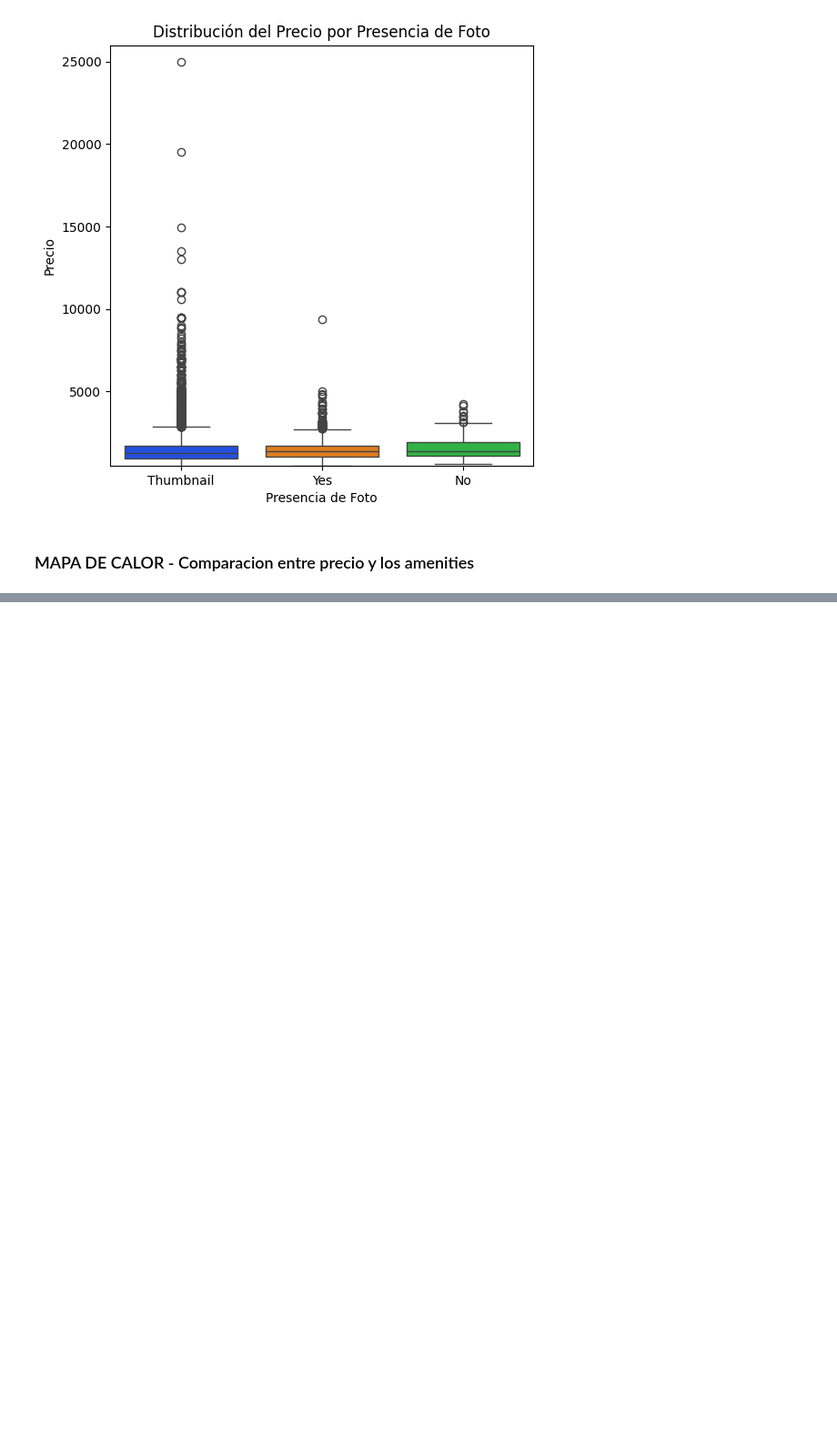
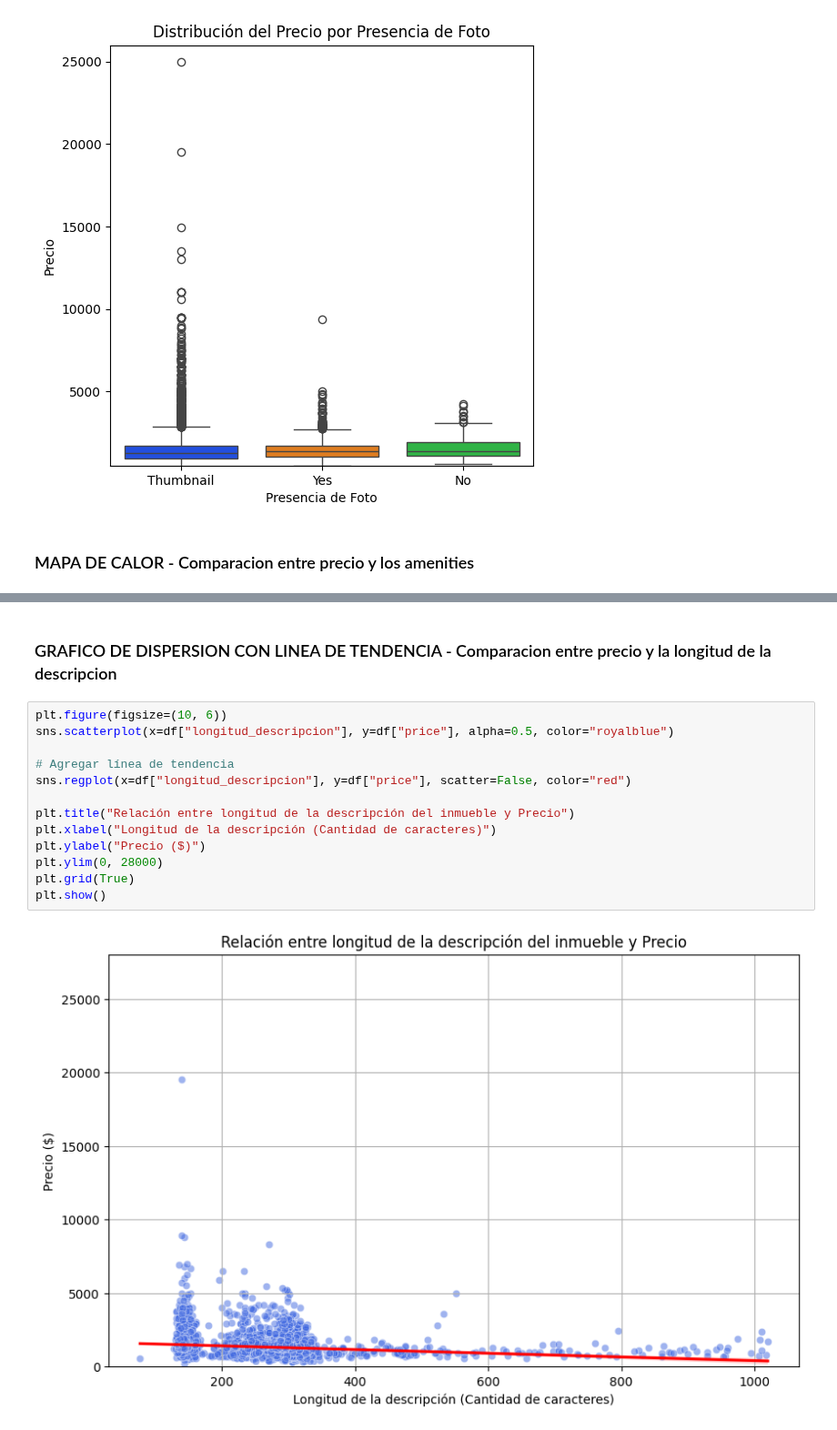
Before and after one commit to andresjulianbolivar/Proyecto1, a Jupyter notebook: Tarea 3/Preparacion_Datos.ipynb, the cells around one changed output, grey strips where cells are left out. Shown at 91% size. Cells and saved outputs as stored; diff of their text form; blank space fills up the shorter version.

Commit message:
creacion de un grafico de dispersion para poder comparar el precio segun la longitud de la descripcion que tenga el inmueble

```diff
--- a/Tarea 3/Preparacion_Datos.ipynb
+++ b/Tarea 3/Preparacion_Datos.ipynb
@@ -226,0 +229,17 @@ plt.show()
+# %% [markdown]
+### GRAFICO DE DISPERSION CON LINEA DE TENDENCIA - Comparacion entre precio y la longitud de la descripcion
+# %%
+plt.figure(figsize=(10, 6))
+sns.scatterplot(x=df["longitud_descripcion"], y=df["price"], alpha=0.5, color="royalblue")
+
+# Agregar línea de tendencia
+sns.regplot(x=df["longitud_descripcion"], y=df["price"], scatter=False, color="red")
+
+plt.title("Relación entre longitud de la descripción del inmueble y Precio")
+plt.xlabel("Longitud de la descripción (Cantidad de caracteres)")
+plt.ylabel("Precio ($)")
+plt.ylim(0, 28000)
+plt.grid(True)
+plt.show()
+# %% [output]
+[figure, added]
```
Also changed, not shown: parts of 1 cell of this notebook.
